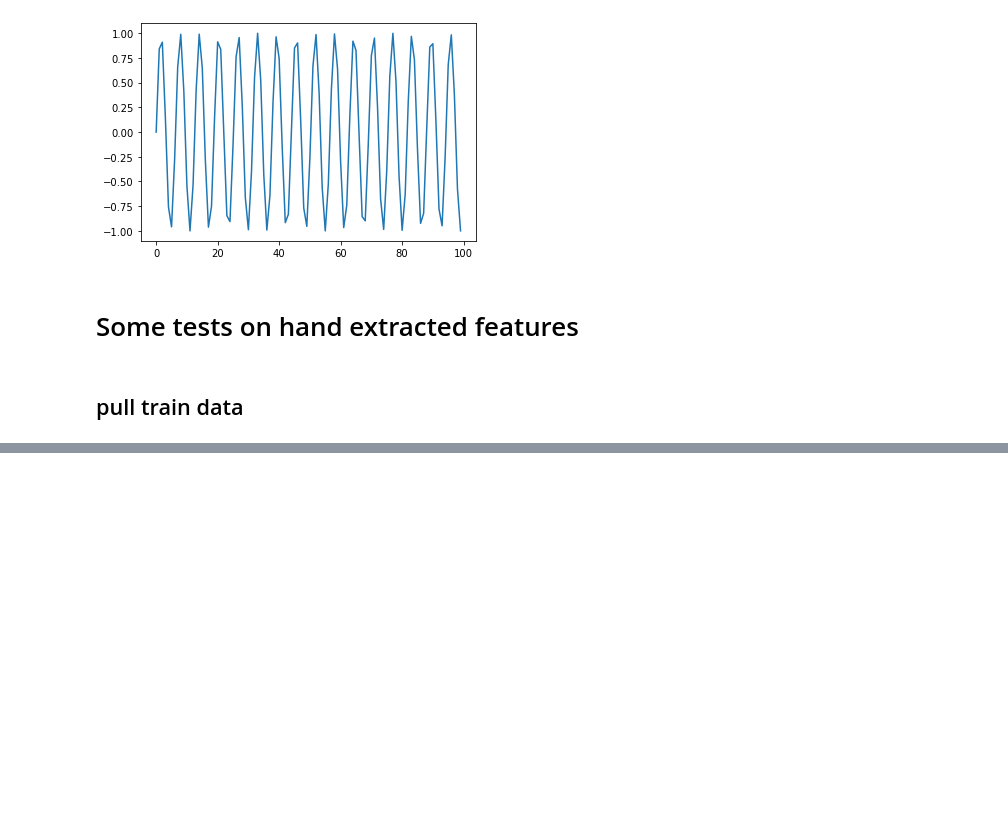
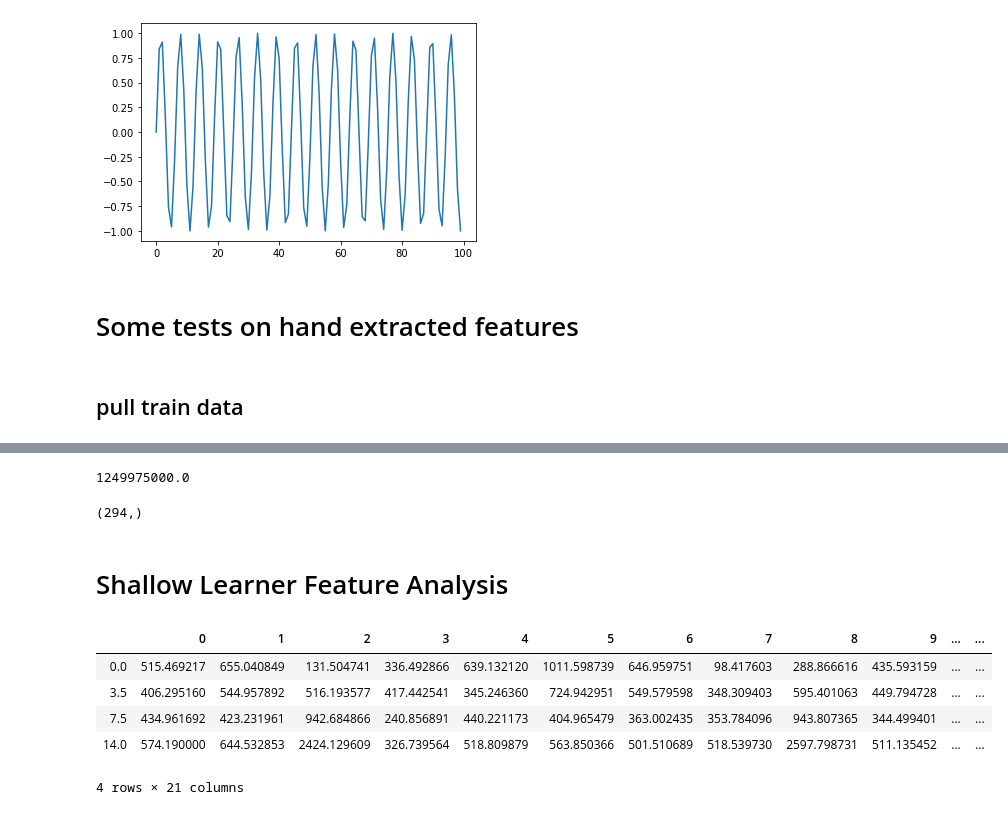
Before and after one commit to Saqibm128/eeg-tasks, a Jupyter notebook: notebooks/KNN.ipynb, the cells around one changed output, grey strips where cells are left out. Saved outputs shown, nothing was run; the diff lists cells and outputs as text; code cells hidden in the pictures; blank space fills up the shorter version.

```diff
--- a/notebooks/KNN.ipynb
+++ b/notebooks/KNN.ipynb
@@ -403,0 +410,15 @@ plt.plot(np.sin([i for i in range(100)]))
+# %%
+num_seconds=0.5
+eds = er.EdfDatasetSegments(pre_cooldown=num_seconds, post_cooldown=num_seconds, sample_time=num_seconds, num_seconds=num_seconds, n_process=24)
+train_label_files_segs = eds.get_train_split()
+test_label_files_segs = eds.get_test_split()
+valid_label_files_segs = eds.get_valid_split()
+mode = er.EdfDatasetSegmentedSampler.DETECT_MODE
+max_samples=None
+max_bckg_samps_per_file = 50
+max_bckg_samps_per_file_test = None
+n_process=24
+include_seizure_type=True
+train_edss = er.EdfDatasetSegmentedSampler(segment_file_tuples=train_label_files_segs, mode=mode, num_samples=max_samples, max_bckg_samps_per_file=max_bckg_samps_per_file, n_process=int(n_process), gap=num_seconds*pd.Timedelta(seconds=1), include_seizure_type=include_seizure_type)
+# valid_edss = er.EdfDatasetSegmentedSampler(segment_file_tuples=valid_label_files_segs, mode=mode, num_samples=max_samples, max_bckg_samps_per_file=max_bckg_samps_per_file_test, n_process=int(n_process), gap=num_seconds*pd.Timedelta(seconds=1), include_seizure_type=include_seizure_type)
+# test_edss = er.EdfDatasetSegmentedSampler(segment_file_tuples=test_label_files_segs, mode=mode, num_samples=max_samples, max_bckg_samps_per_file=max_bckg_samps_per_file_test, n_process=int(n_process), gap=num_seconds*pd.Timedelta(seconds=1), include_seizure_type=include_seizure_type)
@@ -403,0 +444,13 @@ plt.plot(np.sin([i for i in range(100)]))
+# %%
+for sampleInfo_i, sampleInfo in enumerate(train_edss.sampleInfo):
+    train_edss.sampleInfo[sampleInfo_i].label = (train_edss.sampleInfo[sampleInfo_i].label[0], train_edss.sampleInfo[sampleInfo_i].token_file_path, train_edss.sampleInfo[sampleInfo_i].label[1])
+
+# for sampleInfo_i, sampleInfo in enumerate(valid_edss.sampleInfo):
+#     valid_edss.sampleInfo[sampleInfo_i].label = (valid_edss.sampleInfo[sampleInfo_i].label[0], valid_edss.sampleInfo[sampleInfo_i].token_file_path, valid_edss.sampleInfo[sampleInfo_i].label[1])
+
+# for sampleInfo_i, sampleInfo in enumerate(test_edss.sampleInfo):
+#     test_edss.sampleInfo[sampleInfo_i].label = (test_edss.sampleInfo[sampleInfo_i].label[0], test_edss.sampleInfo[sampleInfo_i].token_file_path, test_edss.sampleInfo[sampleInfo_i].label[1])
+# %%
+reload(read)
+reload(wfdata)
+train_edfft = read.EdfFFTDatasetTransformer(train_edss, n_process=24, freq_bins=constants.FREQ_BANDS, is_pandas_data=False)
@@ -403,0 +747,10 @@ plt.plot(np.sin([i for i in range(100)]))
+# %%
+50000 * 49999 / 2
+# %% [output]
+1249975000.0
+# %%
+full_train_data[0][0].shape
+# %% [output]
+(294,)
+# %% [markdown]
+# Shallow Learner Feature Analysis
@@ -403,0 +761,9 @@ plt.plot(np.sin([i for i in range(100)]))
+# %%
+train_edfft[0][0]
+# %% [output]
+|  | 0 | 1 | 2 | 3 | 4 | 5 | 6 | 7 | 8 | 9 | ... | ... |
+| 0.0 | 515.469217 | 655.040849 | 131.504741 | 336.492866 | 639.132120 | 1011.598739 | 646.959751 | 98.417603 | 288.866616 | 435.593159 | ... | ... |
+| 3.5 | 406.295160 | 544.957892 | 516.193577 | 417.442541 | 345.246360 | 724.942951 | 549.579598 | 348.309403 | 595.401063 | 449.794728 | ... | ... |
+| 7.5 | 434.961692 | 423.231961 | 942.684866 | 240.856891 | 440.221173 | 404.965479 | 363.002435 | 353.784096 | 943.807365 | 344.499401 | ... | ... |
+| 14.0 | 574.190000 | 644.532853 | 2424.129609 | 326.739564 | 518.809879 | 563.850366 | 501.510689 | 518.539730 | 2597.798731 | 511.135452 | ... | ... |
+4 rows × 21 columns
```
Also changed, not shown: parts of 57 cells of this notebook, 3 other files.
